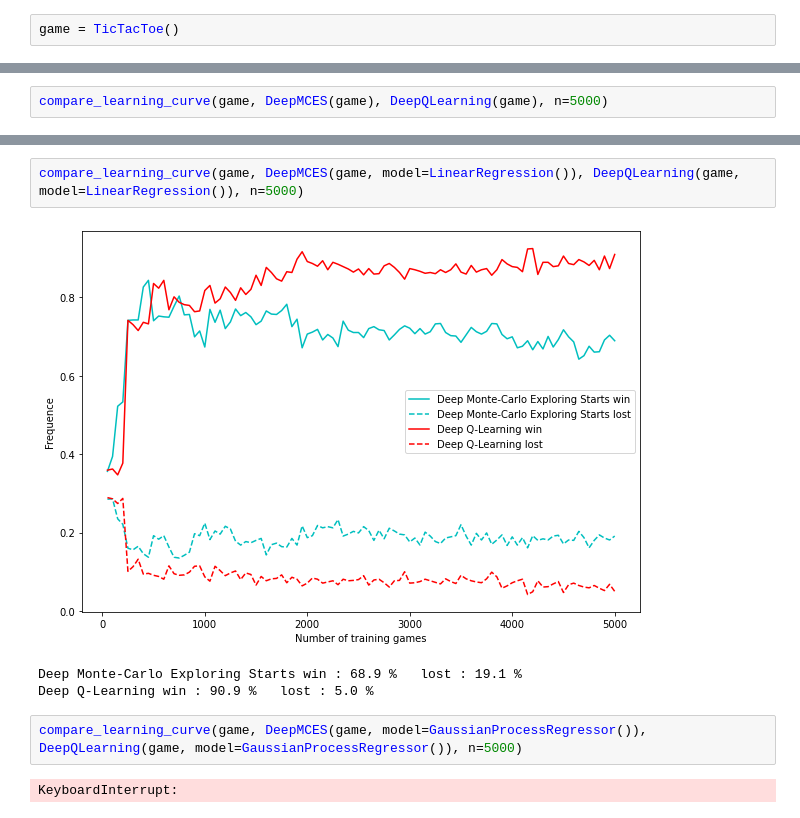
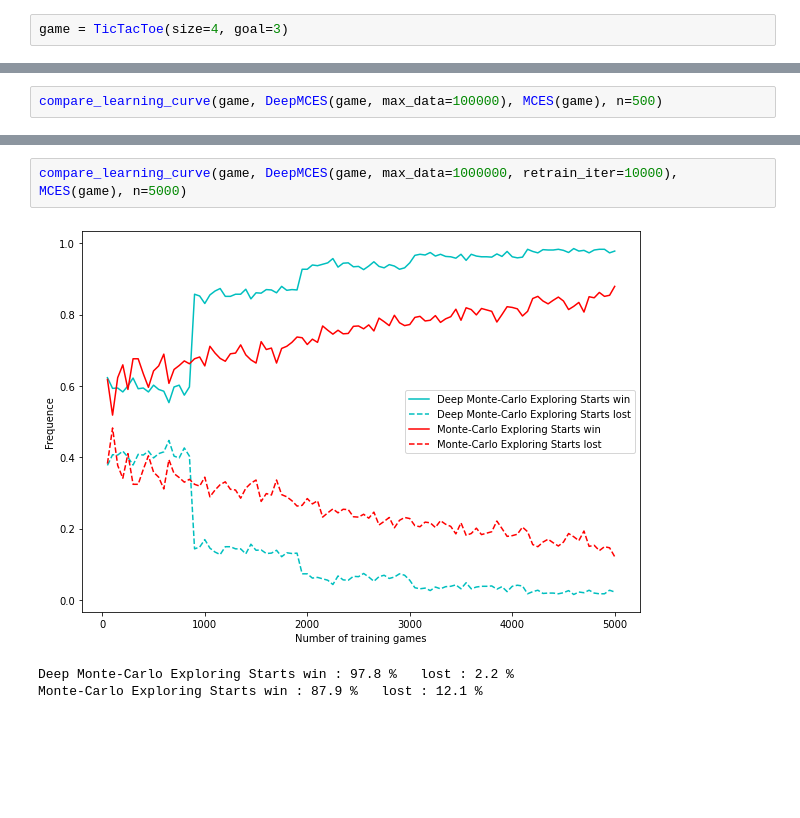
Before and after one commit to AMasquelier/Reinforcement-Learning, a Jupyter notebook: Test_Deep.ipynb, the cells around one changed output, grey strips where cells are left out. Saved outputs shown, nothing was run; the diff lists cells and outputs as text; blank space fills up the shorter version.

```diff
--- a/Test_Deep.ipynb
+++ b/Test_Deep.ipynb
@@ -9,4 +10,4 @@ from sklearn.tree import DecisionTreeRegressor
 from sklearn.gaussian_process import GaussianProcessRegressor
 import random
 # %%
-game = TicTacToe()
+game = TicTacToe(size=4, goal=3)
@@ -38,2 +36,2 @@ print(score)
 # %%
-compare_learning_curve(game, DeepMCES(game), DeepQLearning(game), n=5000)
+compare_learning_curve(game, DeepMCES(game, max_data=100000), MCES(game), n=500)
@@ -50,10 +40,6 @@ Deep Q-Learning win : 87.0 %   lost : 7.4 %
 # %%
-compare_learning_curve(game, DeepMCES(game, model=LinearRegression()), DeepQLearning(game, model=LinearRegression()), n=5000)
+compare_learning_curve(game, DeepMCES(game, max_data=1000000, retrain_iter=10000), MCES(game), n=5000)
 # %% [output]
-[figure, old version]
+[figure, new version]
-Deep Monte-Carlo Exploring Starts win : 68.9 %   lost : 19.1 %
-Deep Q-Learning win : 90.9 %   lost : 5.0 %
+Deep Monte-Carlo Exploring Starts win : 97.8 %   lost : 2.2 %
+Monte-Carlo Exploring Starts win : 87.9 %   lost : 12.1 %
-# %%
-compare_learning_curve(game, DeepMCES(game, model=GaussianProcessRegressor()), DeepQLearning(game, model=GaussianProcessRegressor()), n=5000)
-# %% [output]
-KeyboardInterrupt:
```
Also changed, not shown: parts of 8 cells of this notebook, 2 other files.
